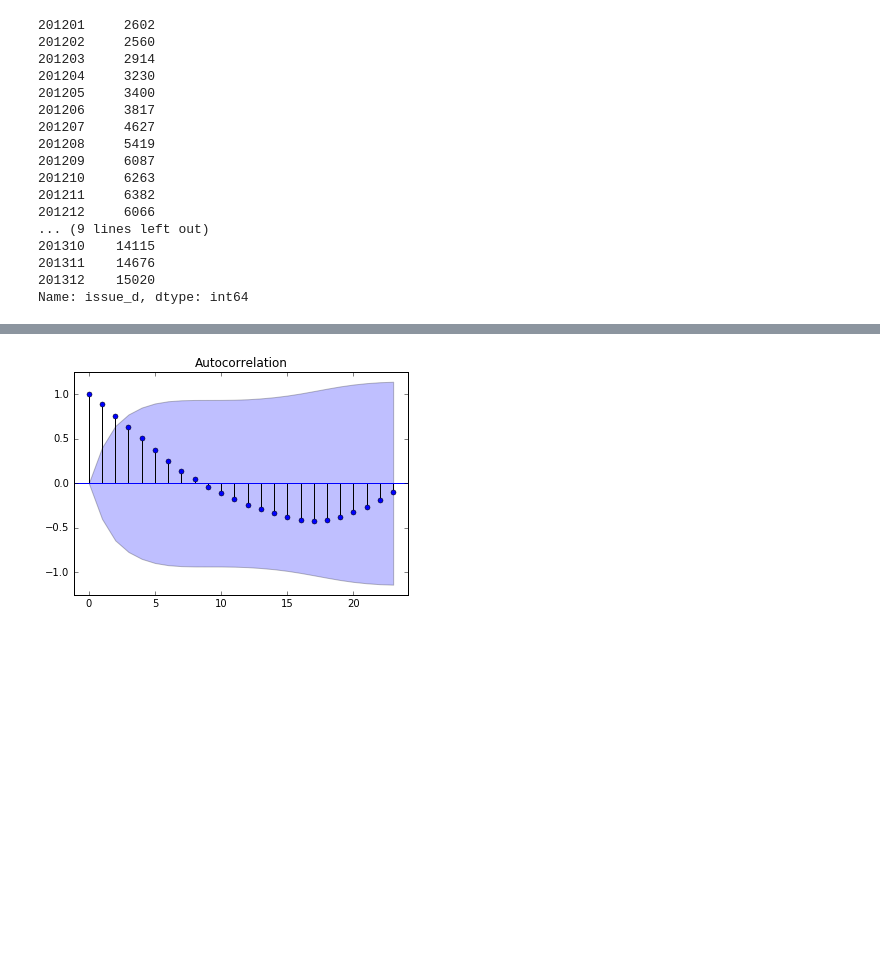
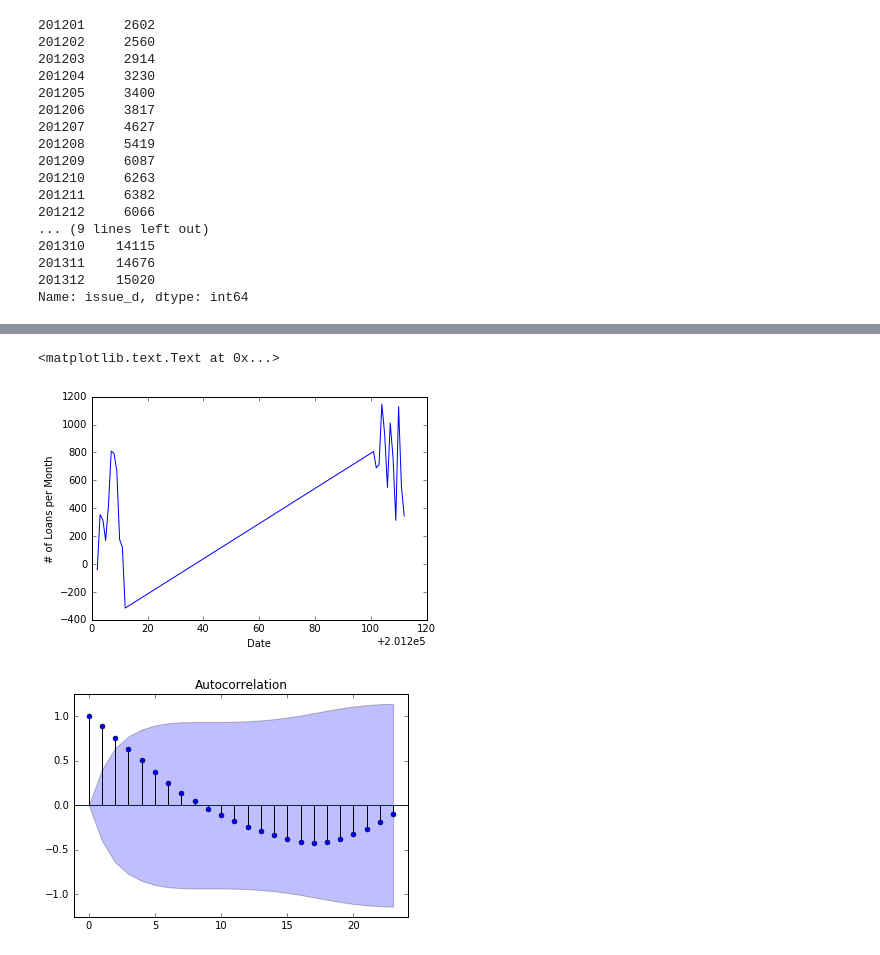
Before and after one commit to emRae/thinkful-py, a Jupyter notebook: unit-2/lesson-6/time_series.ipynb, the cells around one changed output, grey strips where cells are left out. Saved outputs shown, nothing was run; the diff lists cells and outputs as text; code cells hidden in the pictures; blank space fills up the shorter version.

Commit message:
Differenced Time Series

```diff
--- a/unit-2/lesson-6/time_series.ipynb
+++ b/unit-2/lesson-6/time_series.ipynb
@@ -45,0 +53,6 @@ plt.ylabel('# of Loans per Month')
+# %%
+# stock_data['First Difference'] = stock_data['Close'] - stock_data['Close'].shift()
+# Difference the coorelation
+loan_count_summary_diff = loan_count_summary - loan_count_summary.shift()
+loan_count_summary_diff.drop(201201, inplace=True)
+loan_count_summary_diff
@@ -46,3 +77,10 @@ plt.ylabel('# of Loans per Month')
+# %%
+plt.plot(loan_count_summary_diff)
+plt.xlabel('Date')
+plt.ylabel('# of Loans per Month')
+# %% [output]
+<matplotlib.text.Text at 0x...>
+[figure, added]
 # %%
 sm.graphics.tsa.plot_acf(loan_count_summary)
 # %% [output]
```
Also changed, not shown: parts of 5 cells of this notebook, 1 other file.
